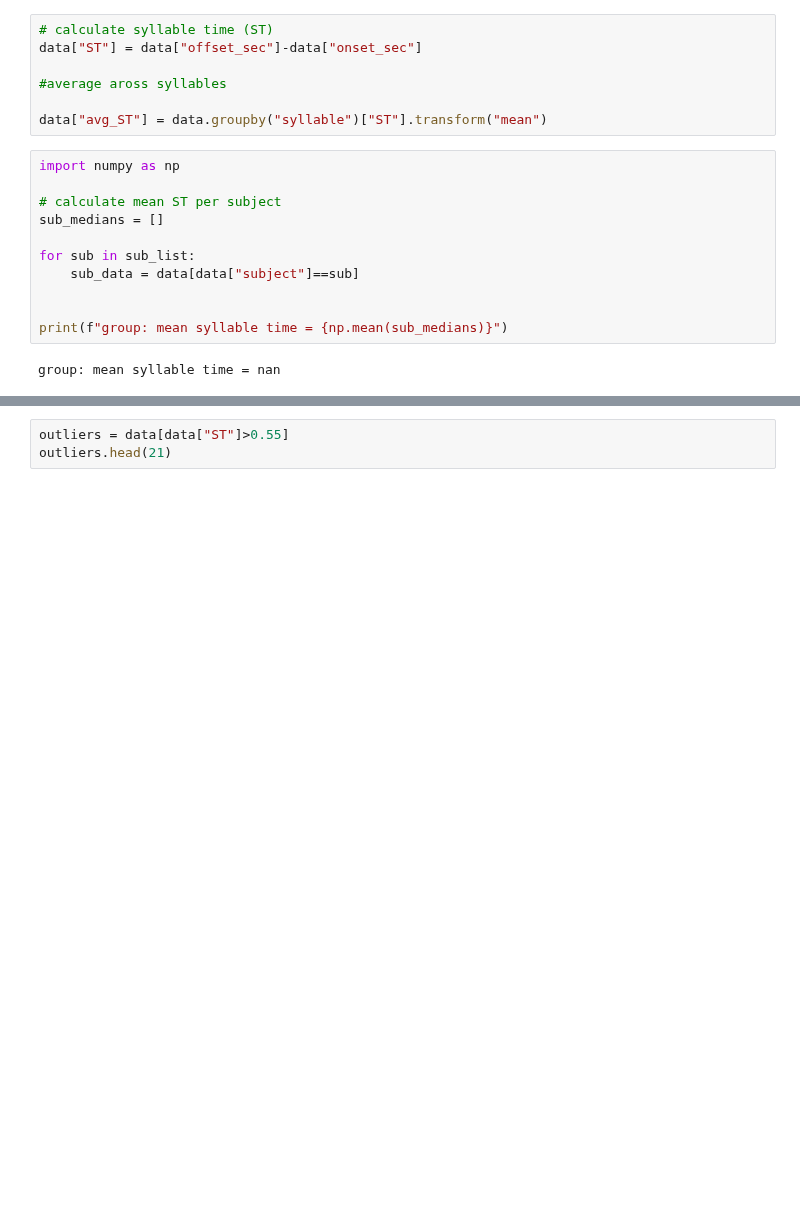
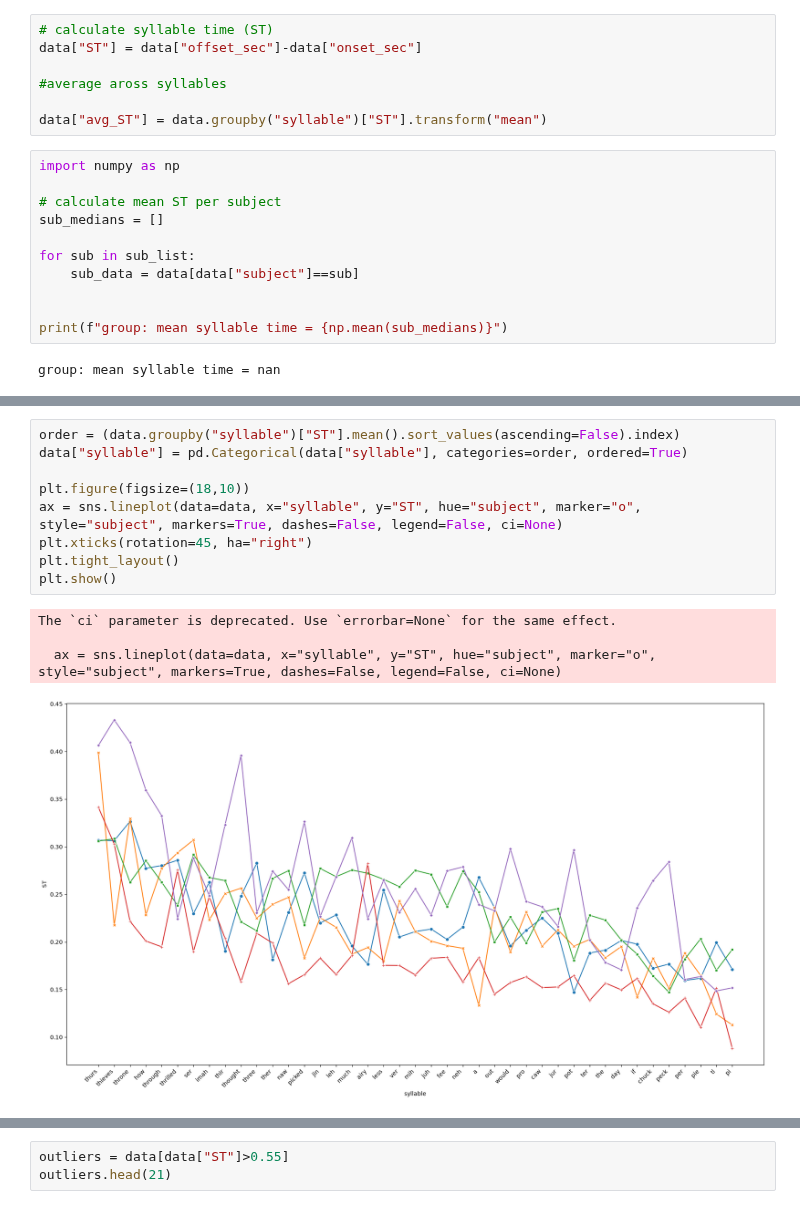
Before and after one commit to AmandaGiselleLily/TongueTwister, a Jupyter notebook: Analysis/Syllable Plots.ipynb, the cells around one changed output, grey strips where cells are left out. Cells and saved outputs as stored; diff of their text form; blank space fills up the shorter version.

```diff
--- a/Analysis/Syllable Plots.ipynb
+++ b/Analysis/Syllable Plots.ipynb
@@ -75,3 +79,17 @@ sub-06: mean syllable time = 0.24
+# %%
+order = (data.groupby("syllable")["ST"].mean().sort_values(ascending=False).index)
+data["syllable"] = pd.Categorical(data["syllable"], categories=order, ordered=True)
+
+plt.figure(figsize=(18,10))
+ax = sns.lineplot(data=data, x="syllable", y="ST", hue="subject", marker="o", style="subject", markers=True, dashes=False, legend=False, ci=None)
+plt.xticks(rotation=45, ha="right")
+plt.tight_layout()
+plt.show()
+# %% [output]
+The `ci` parameter is deprecated. Use `errorbar=None` for the same effect.
+
+  ax = sns.lineplot(data=data, x="syllable", y="ST", hue="subject", marker="o", style="subject", markers=True, dashes=False, legend=False, ci=None)
+[figure, added]
 # %%
 for sub in sub_list:
 
```
Also changed, not shown: parts of 2 cells of this notebook.
